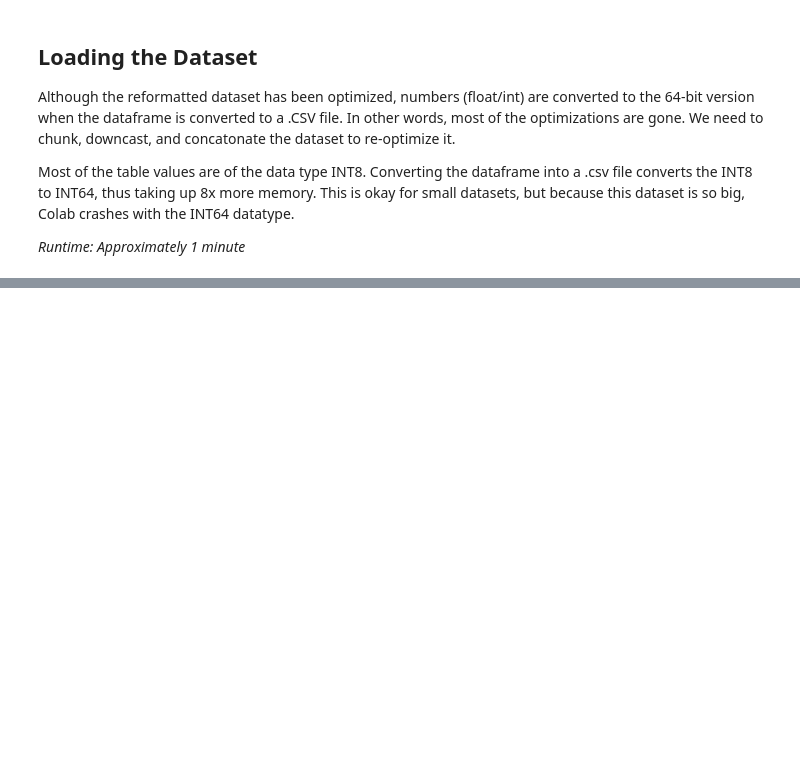
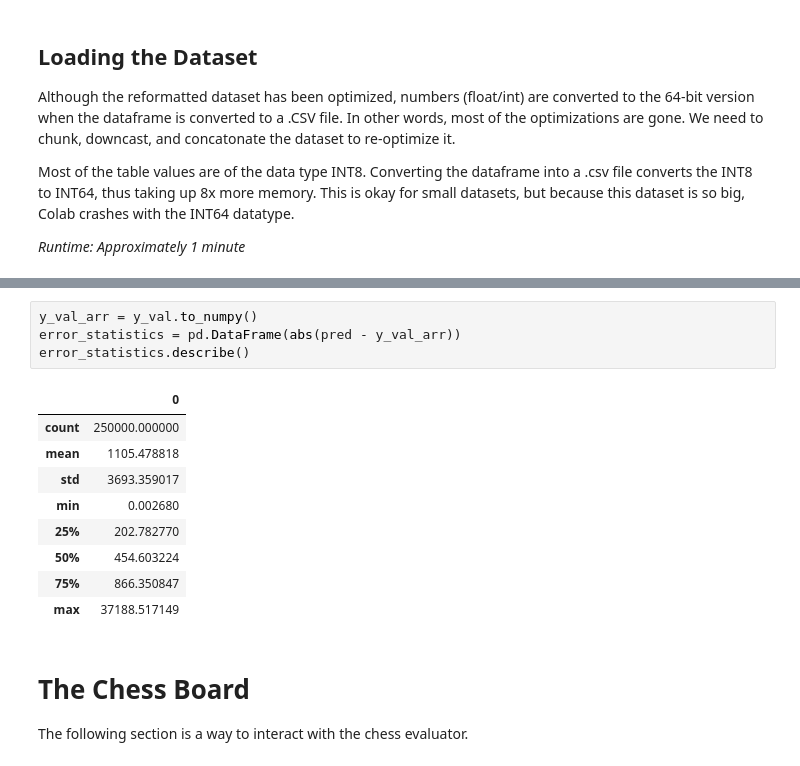
Before and after one commit to GOTWIC/AI-Chess-Engine, a Jupyter notebook: Chess_Engine.ipynb, the cells around one changed output, grey strips where cells are left out. Saved outputs shown, nothing was run; the diff lists cells and outputs as text; blank space fills up the shorter version.

```diff
--- a/Chess_Engine.ipynb
+++ b/Chess_Engine.ipynb
@@ -165,0 +295,18 @@ data.head()
+# %%
+y_val_arr = y_val.to_numpy()
+error_statistics = pd.DataFrame(abs(pred - y_val_arr))
+error_statistics.describe()
+# %% [output]
+|  | 0 |
+| count | 250000.000000 |
+| mean | 1105.478818 |
+| std | 3693.359017 |
+| min | 0.002680 |
+| 25% | 202.782770 |
+| 50% | 454.603224 |
+| 75% | 866.350847 |
+| max | 37188.517149 |
+# %% [markdown]
+# The Chess Board
+
+The following section is a way to interact with the chess evaluator.
```
Also changed, not shown: parts of 20 cells of this notebook.
